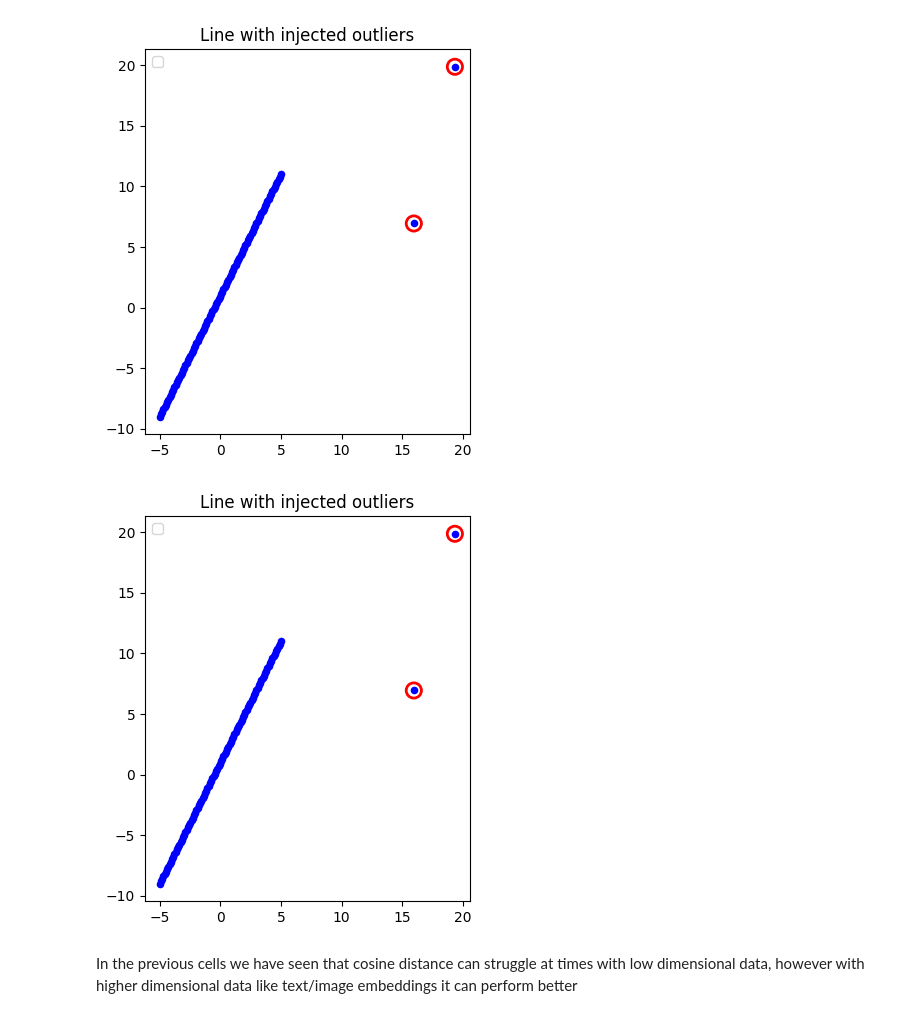
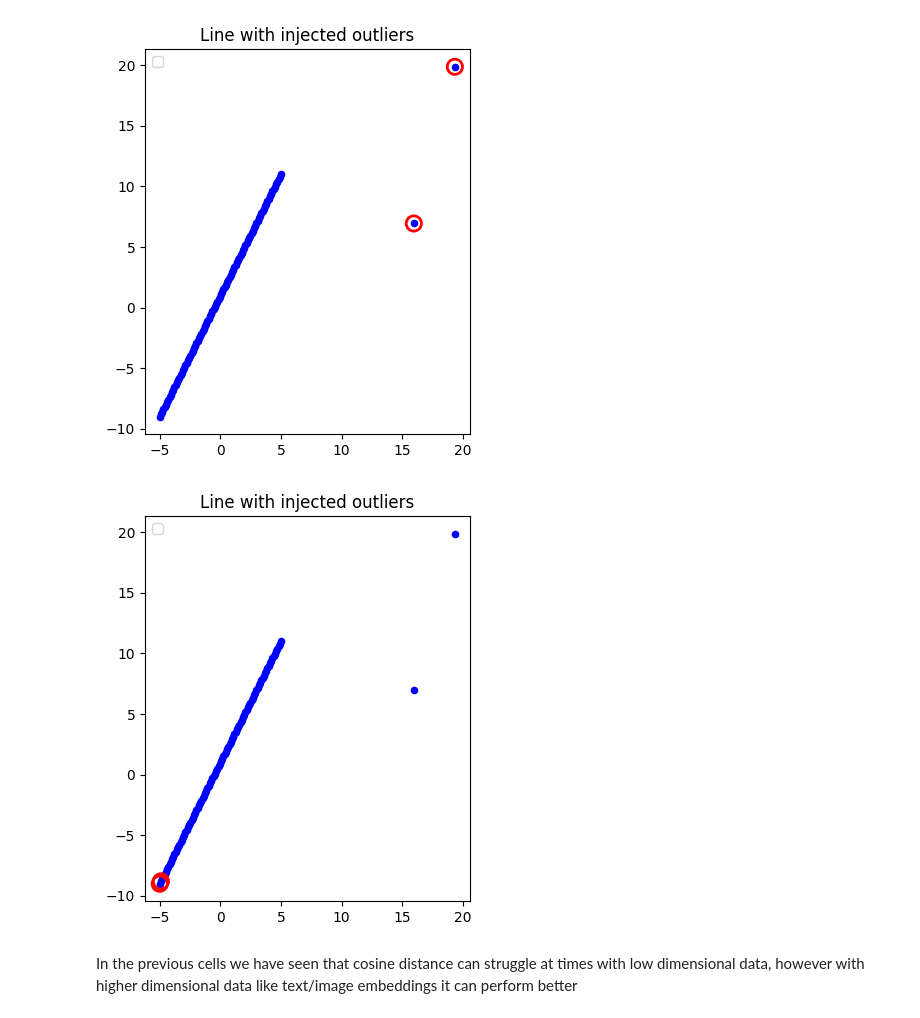
Before and after one commit to Thresh514/lab2-Thresh514, a Jupyter notebook: Lab_2.ipynb, the cells around one changed output. Saved outputs shown, nothing was run; the diff lists cells and outputs as text; code cells hidden in the pictures.

```diff
--- a/Lab_2.ipynb
+++ b/Lab_2.ipynb
@@ -401,35 +401,36 @@ outliers = rng.uniform(low=[-15, -15], high=[25, 35], size=(n_outliers, 2))
 
 # --- 3. Combine ---
 X = np.vstack([line_points, outliers])
 labels = np.array([0]*len(line_points) + [-1]*len(outliers))  # mark outliers as -1
 
 # TO-DO
 # --- Compute pairwise Cosine distances ---
 n = X.shape[0]
 D = np.zeros((n, n))
 for i in range(n):
     for j in range(n):
-        D[i, j] = np.sqrt(np.sum((X[i] - X[j]) ** 2))
+        cosine_similarity = np.sum(X[i] * X[j]) / (np.linalg.norm(X[i]) * np.linalg.norm(X[j]))
+        D[i, j] = 1 - cosine_similarity
 
 # TO-DO
 # Distance profile: average distance to all other points
 mean_dist = np.mean(D, axis=1)
 
 # TO-DO
 # Identify potential outliers (top-2 by average distance)
 outlier_indices = np.argsort(mean_dist)[-2:][::-1]
 
 # --- 4. Visualize ---
 plt.figure(figsize=(7,5))
 plt.scatter(X[:,0], X[:,1], c="blue", s=20)
 plt.scatter(X[outlier_indices,0], X[outlier_indices,1], facecolors="none", edgecolors="red",
             s=120, linewidths=2)
 plt.legend()
 plt.gca().set_aspect("equal")
 plt.title("Line with injected outliers")
 plt.show()
 # %% [output]
-[figure, old version]
+[figure, new version]
 # %% [markdown]
 In the previous cells we have seen that cosine distance can struggle at times with low dimensional data, however with higher dimensional data like text/image embeddings it can perform better
 # %% [markdown]
```
